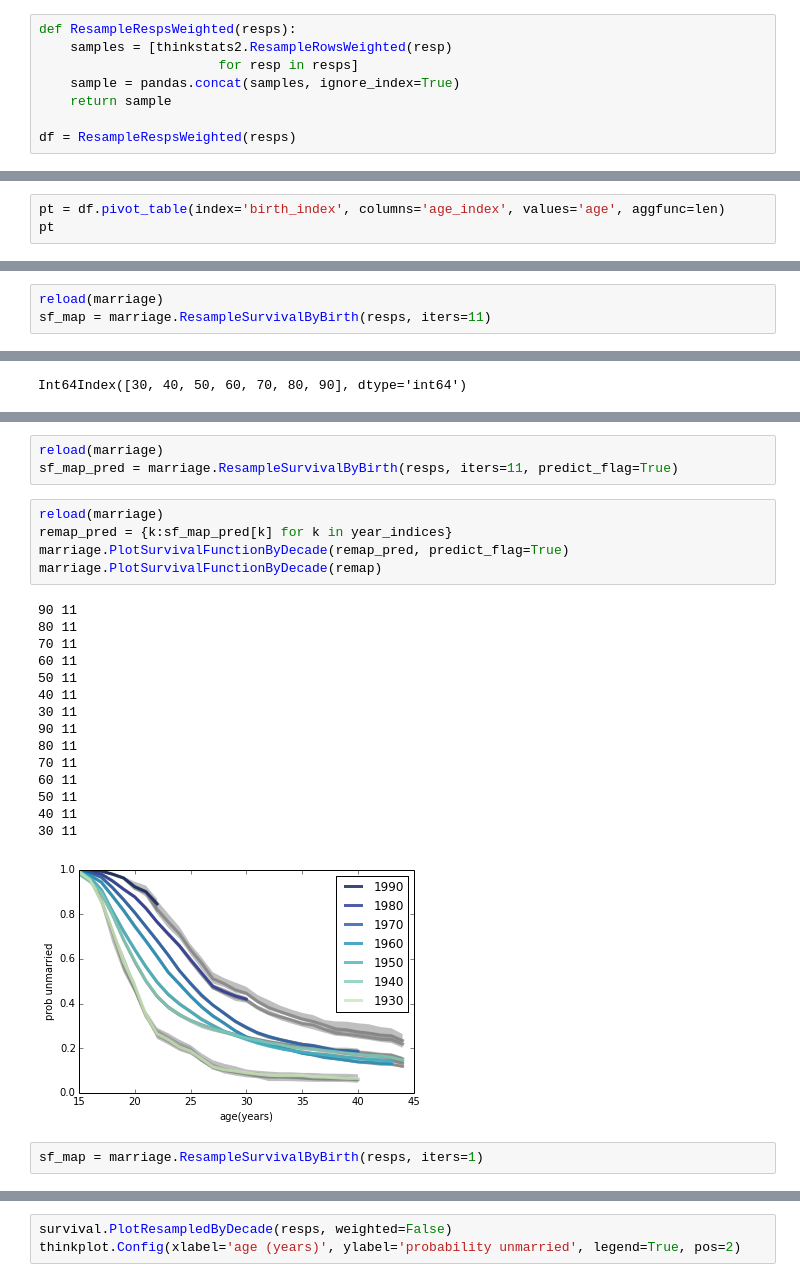
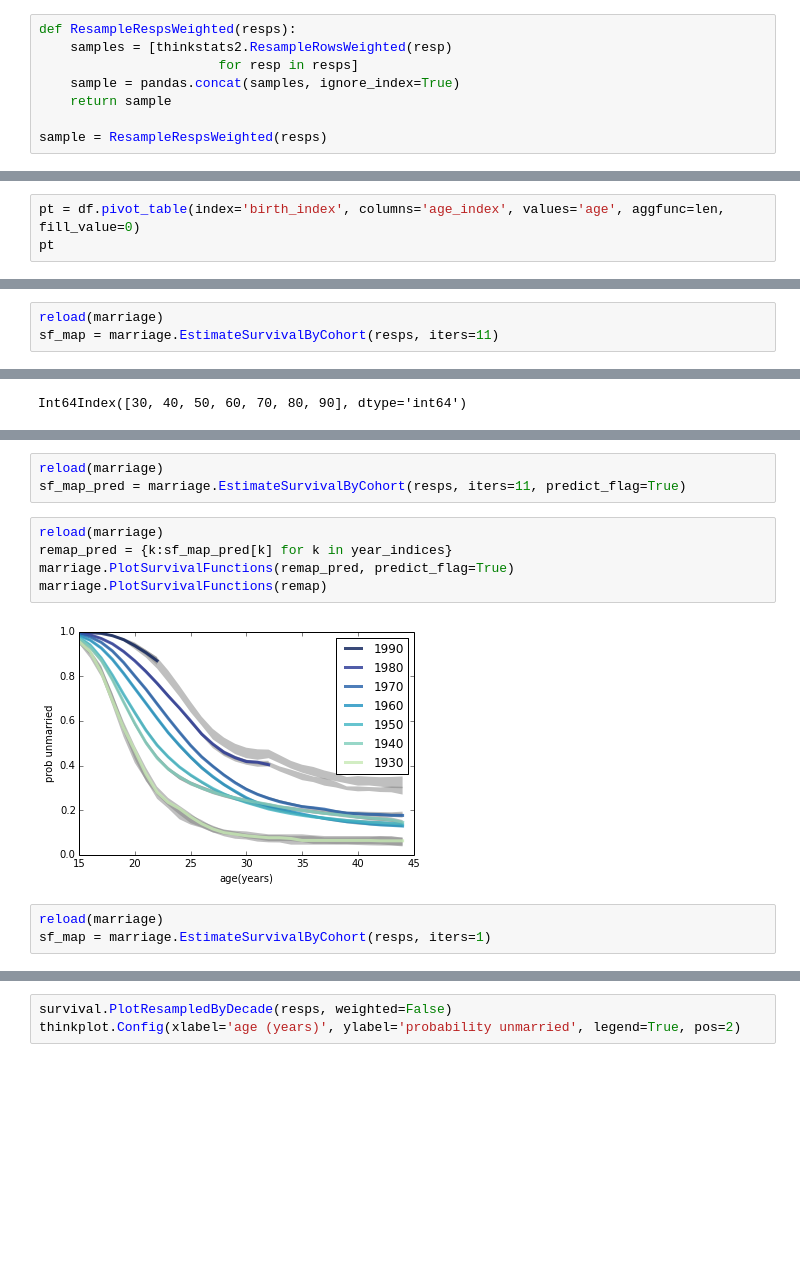
Before and after one commit to AllenDowney/MarriageNSFG, a Jupyter notebook: marriage.ipynb, the cells around one changed output, grey strips where cells are left out. Drawn from its saved outputs; the diff is of its cells as text; blank space fills up the shorter version.

Commit message:
Working on marriage.py

```diff
--- a/marriage.ipynb
+++ b/marriage.ipynb
@@ -107,4 +63,4 @@ def ResampleRespsWeighted(resps):
     sample = pandas.concat(samples, ignore_index=True)
     return sample
 
-df = ResampleRespsWeighted(resps)
+sample = ResampleRespsWeighted(resps)
@@ -111,4 +69,4 @@ df = ResampleRespsWeighted(resps)
 # %%
-pt = df.pivot_table(index='birth_index', columns='age_index', values='age', aggfunc=len)
+pt = df.pivot_table(index='birth_index', columns='age_index', values='age', aggfunc=len, fill_value=0)
 pt
 # %% [output]
@@ -138,3 +135,3 @@ df.pivot_table(rows='birth_index', columns='agemarry_index',  values='age', aggf
 # %%
 reload(marriage)
-sf_map = marriage.ResampleSurvivalByBirth(resps, iters=11)
+sf_map = marriage.EstimateSurvivalByCohort(resps, iters=11)
@@ -159,29 +153,16 @@ marriage.PlotSurvivalFunctionByDecade(remap)
 # %%
 reload(marriage)
-sf_map_pred = marriage.ResampleSurvivalByBirth(resps, iters=11, predict_flag=True)
+sf_map_pred = marriage.EstimateSurvivalByCohort(resps, iters=11, predict_flag=True)
 # %%
 reload(marriage)
 remap_pred = {k:sf_map_pred[k] for k in year_indices}
-marriage.PlotSurvivalFunctionByDecade(remap_pred, predict_flag=True)
-marriage.PlotSurvivalFunctionByDecade(remap)
+marriage.PlotSurvivalFunctions(remap_pred, predict_flag=True)
+marriage.PlotSurvivalFunctions(remap)
 # %% [output]
-90 11
-80 11
-70 11
-60 11
-50 11
-40 11
-30 11
-90 11
-80 11
-70 11
-60 11
-50 11
-40 11
-30 11
-[figure, old version]
+[figure, new version]
 # %%
-sf_map = marriage.ResampleSurvivalByBirth(resps, iters=1)
+reload(marriage)
+sf_map = marriage.EstimateSurvivalByCohort(resps, iters=1)
 # %%
 reload(marriage)
 
```
Also changed, not shown: parts of 17 cells of this notebook, 1 other file.
